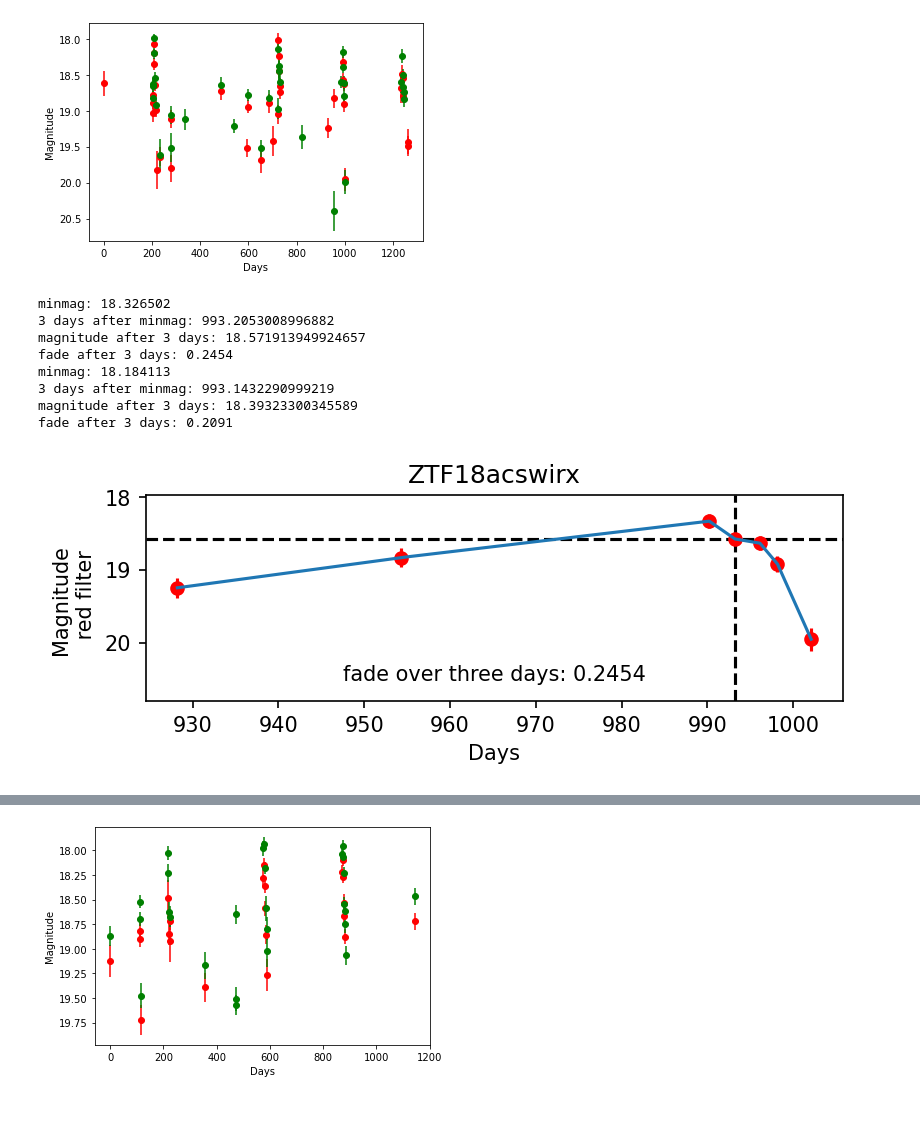
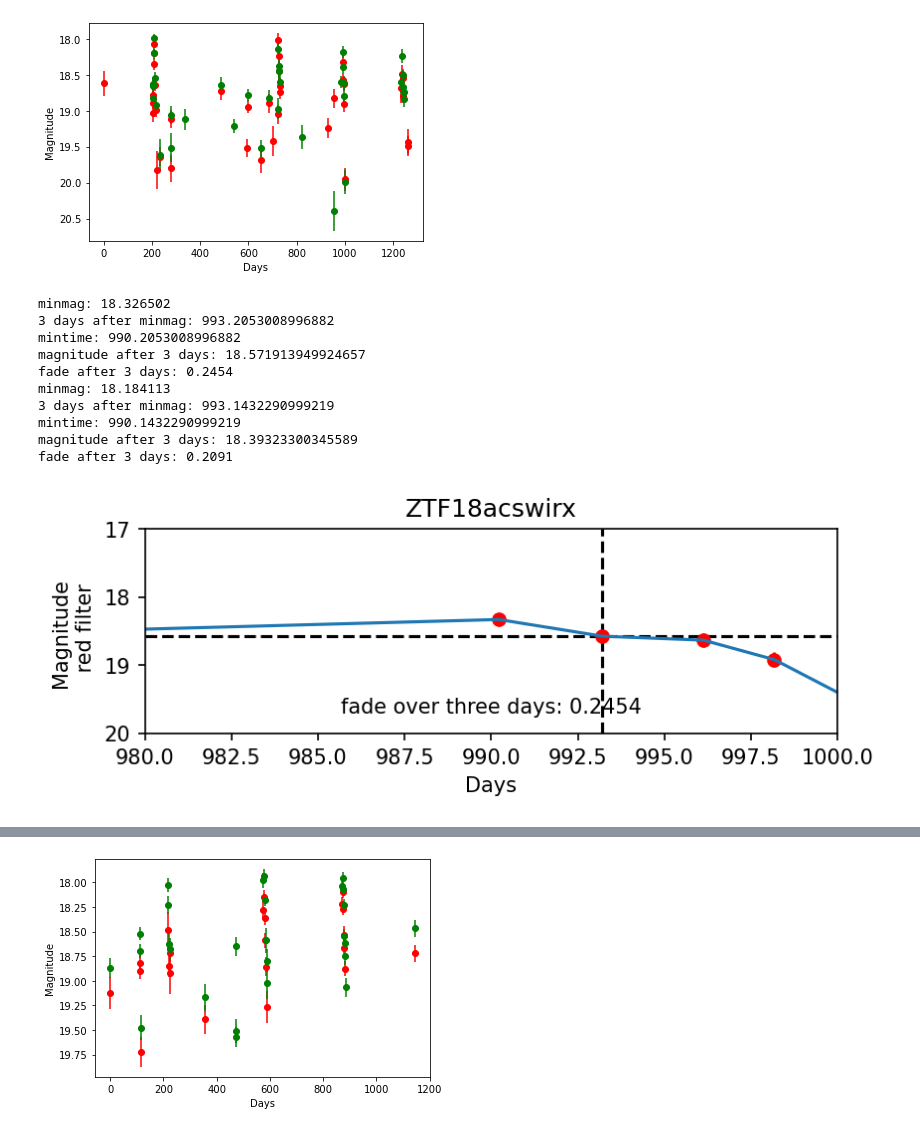
Before and after one commit to magerhart/Summer-Research, a Jupyter notebook: Fade 3 days after peak plots.ipynb, the cells around one changed output, grey strips where cells are left out. Drawn from its saved outputs; the diff is of its cells as text; code cells hidden in the pictures.

```diff
--- a/Fade 3 days after peak plots.ipynb
+++ b/Fade 3 days after peak plots.ipynb
@@ -261,6 +262,7 @@ tdm_time = mintime + 3
 
 print(f"minmag: {np.min(y_vals)}")
 print(f"3 days after minmag: {tdm_time}")
+print(f'mintime: {mintime}')
 
 # we want the y value at a specific point, that point being the magnitude at tdm_time
 
@@ -335,6 +337,7 @@ tdm_time = mintime + 3
 
 print(f"minmag: {np.min(y_vals)}")
 print(f"3 days after minmag: {tdm_time}")
+print(f'mintime: {mintime}')
 
 # we want the y value at a specific point, that point being the magnitude at tdm_time
 
@@ -354,31 +357,34 @@ ax2.errorbar(x_vals, y_vals, y_error, c='green', fmt='o')
 ax2.set_xlabel("Days")
 ax2.set_ylabel(f'Magnitude \n red filter')
 plt.subplot(2,1,2)
 plt.gca().invert_yaxis()
 
 ax2.axhline(float(threedaymag), c='black', ls='--')
 ax2.axvline(float(tdm_time), c='black', ls='--')
 
 # interpolating between data points
 x_interp = np.linspace(np.min(x_vals), np.max(x_vals), 10000)
 y_interp = np.interp(x_interp, x_vals, y_vals)
 ax2.errorbar(x_interp, y_interp)
 
 # Adding text to plot
 textstr = f'fade over three days: {fade}'
 ax2.text(0.5, 0.1, textstr, ha='center', transform=ax2.transAxes)
 
 #formatting axes
 ax1.get_shared_x_axes().join(ax1,ax2)
 ax1.get_shared_y_axes().join(ax1,ax2)
+plt.axis([980, 1000, 20, 17])
 plt.show()
 # %% [output]
 minmag: 18.326502
 3 days after minmag: 993.2053008996882
+mintime: 990.2053008996882
 magnitude after 3 days: 18.571913949924657
 fade after 3 days: 0.2454
 minmag: 18.184113
 3 days after minmag: 993.1432290999219
+mintime: 990.1432290999219
 magnitude after 3 days: 18.39323300345589
 fade after 3 days: 0.2091
-[figure, old version]
+[figure, new version]
```
Also changed, not shown: parts of 24 cells of this notebook.
